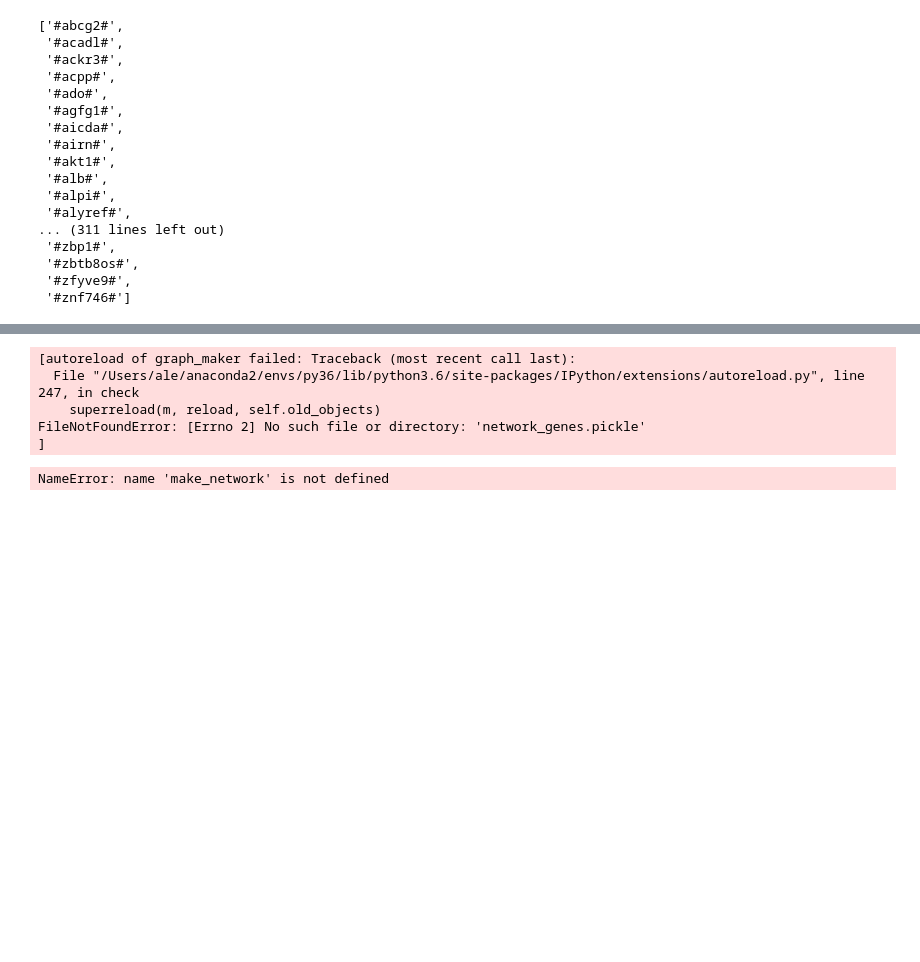
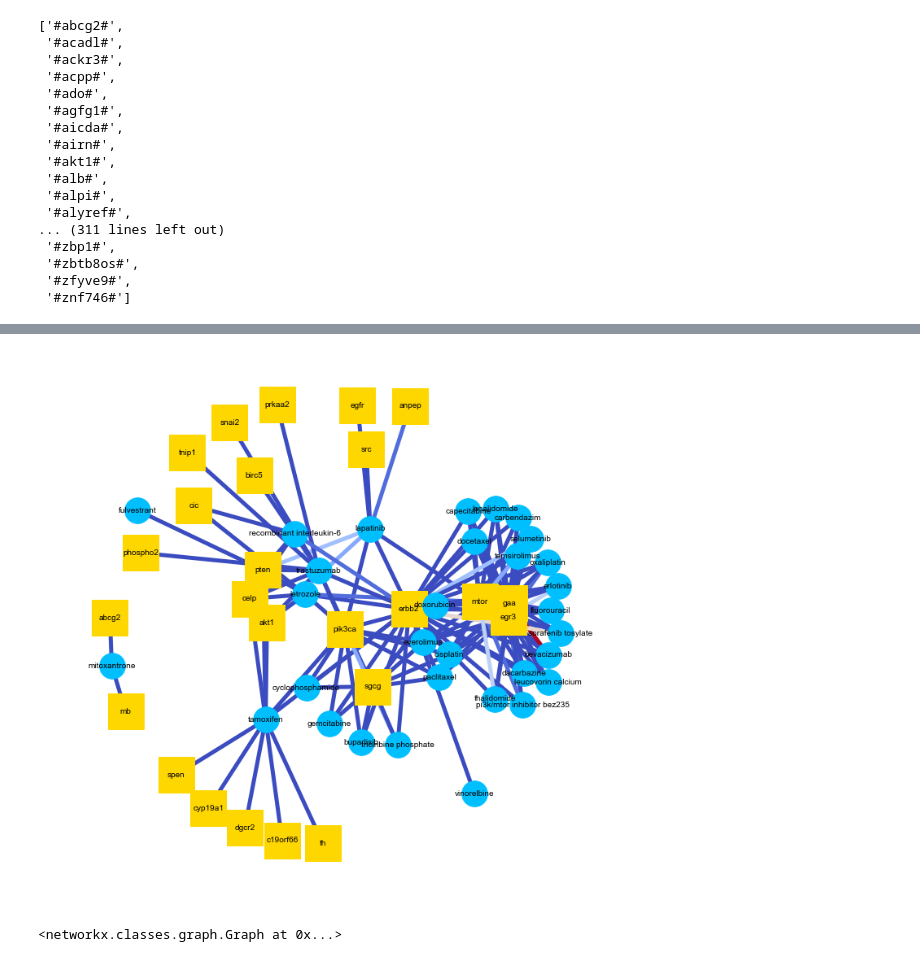
Before and after one commit to ayadlin/Capstone, a Jupyter notebook: Last_PrerRun.ipynb, the cells around one changed output, grey strips where cells are left out. Saved outputs shown, nothing was run; the diff lists cells and outputs as text; code cells hidden in the pictures; blank space fills up the shorter version.

Commit message:
fixed network

```diff
--- a/Last_PrerRun.ipynb
+++ b/Last_PrerRun.ipynb
@@ -565,6 +627,11 @@ dg['#lapatinib#']
 len(b)
 # %%
 import networkx as nx
+# %%
+make_display_network(b)
+# %% [output]
+[figure, added]
+<networkx.classes.graph.Graph at 0x...>
 # %%
 def make_display_network(lst):
 
@@ -642,12 +709,3 @@ def draw_graph(G, gene_nodes, drug_nodes, weights, style='solid'):
     #plt.savefig("weighted_graph.png") # save as png
     #plt.show() # display
     return G
-# %%
-make_network(b)
-# %% [output]
-[autoreload of graph_maker failed: Traceback (most recent call last):
-  File "/Users/ale/anaconda2/envs/py36/lib/python3.6/site-packages/IPython/extensions/autoreload.py", line 247, in check
-    superreload(m, reload, self.old_objects)
-FileNotFoundError: [Errno 2] No such file or directory: 'network_genes.pickle'
-]
-NameError: name 'make_network' is not defined
```
Also changed, not shown: parts of 20 cells of this notebook, 5 other files.
